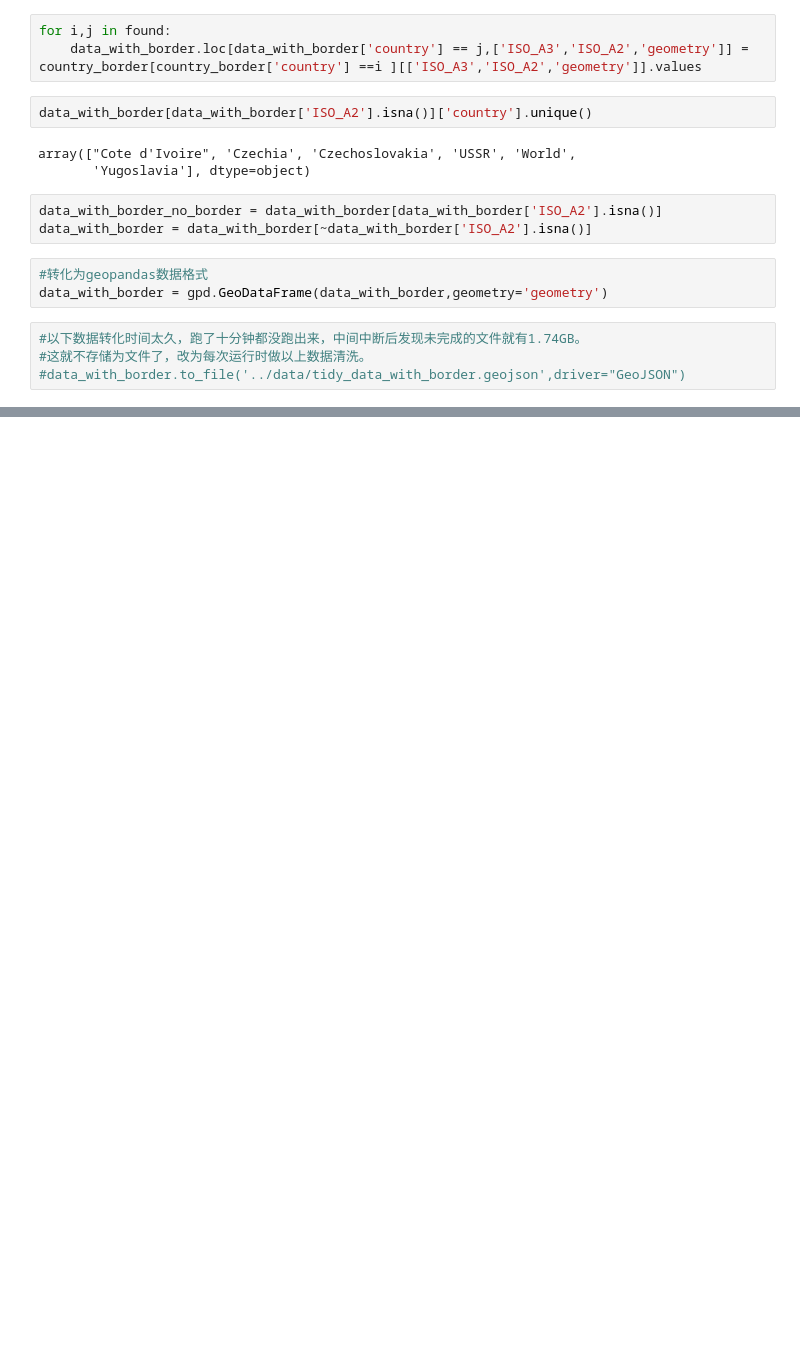
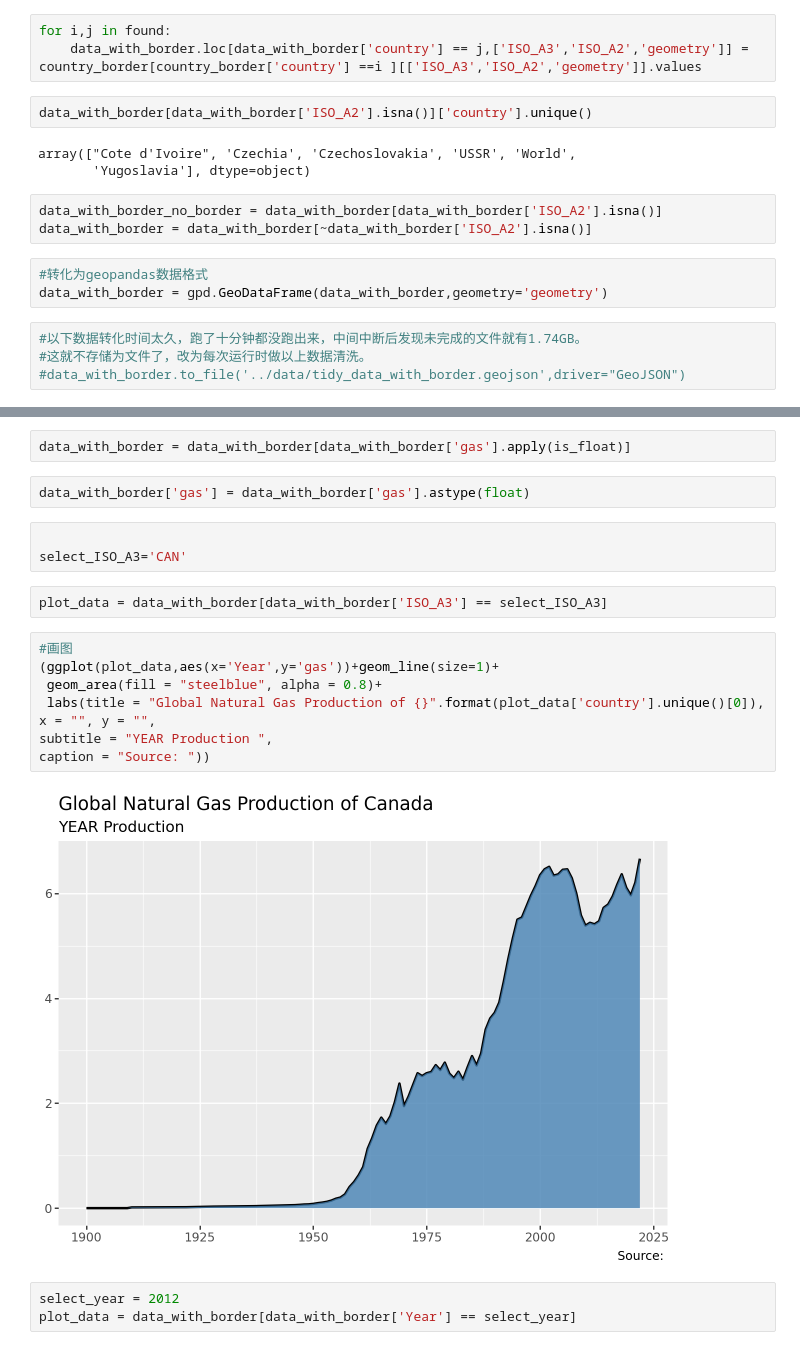
Before and after one commit to Biangbiang0321/DSS5201_project, a Jupyter notebook: code/DSS5201_project.ipynb, the cells around one changed output, grey strips where cells are left out. Cells and saved outputs as stored; diff of their text form; blank space fills up the shorter version.

```diff
--- a/code/DSS5201_project.ipynb
+++ b/code/DSS5201_project.ipynb
@@ -111,0 +151,21 @@ data_with_border = gpd.GeoDataFrame(data_with_border,geometry='geometry')
+# %%
+data_with_border = data_with_border[data_with_border['gas'].apply(is_float)]
+# %%
+data_with_border['gas'] = data_with_border['gas'].astype(float)
+# %%
+
+select_ISO_A3='CAN'
+# %%
+plot_data = data_with_border[data_with_border['ISO_A3'] == select_ISO_A3]
+# %%
+#画图
+(ggplot(plot_data,aes(x='Year',y='gas'))+geom_line(size=1)+
+ geom_area(fill = "steelblue", alpha = 0.8)+
+ labs(title = "Global Natural Gas Production of {}".format(plot_data['country'].unique()[0]), x = "", y = "",
+subtitle = "YEAR Production ",
+caption = "Source: "))
+# %% [output]
+[figure, added]
+# %%
+select_year = 2012
+plot_data = data_with_border[data_with_border['Year'] == select_year]
```
Also changed, not shown: parts of 7 cells of this notebook, 1 other file.
